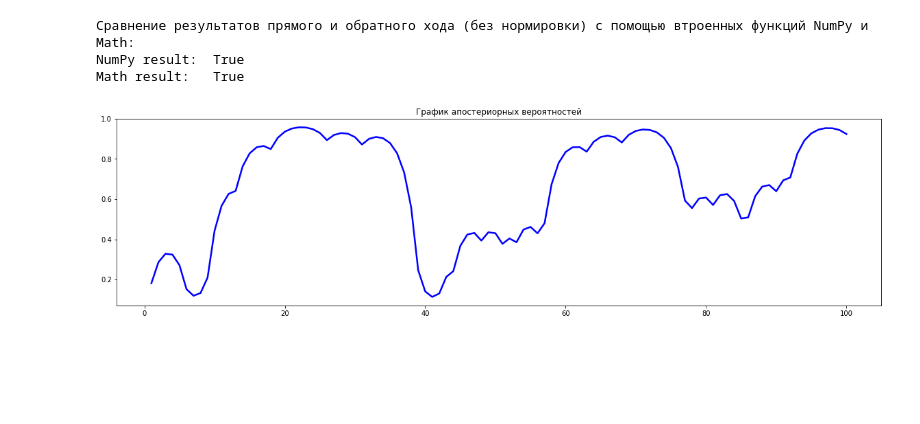
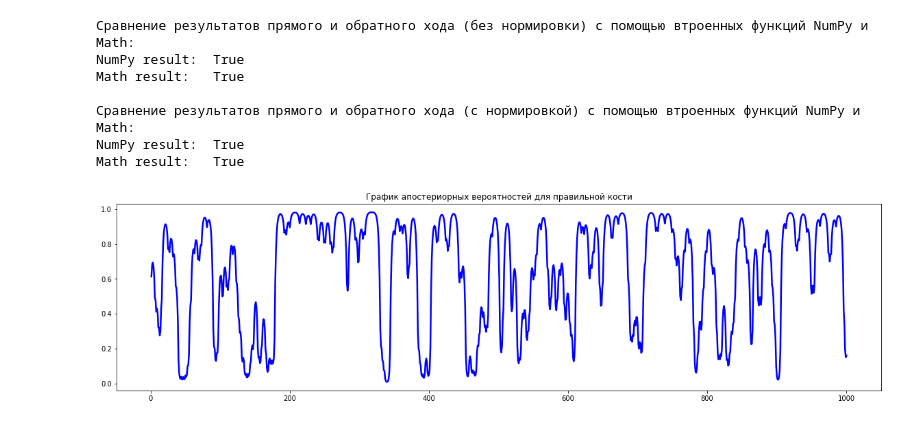
Before and after one commit to DanteDemonov/Projects, a Jupyter notebook: Dice.ipynb, the cells around one changed output. Cells and saved outputs as stored; diff of their text form; code cells hidden in the pictures; blank space fills up the shorter version.

```diff
--- a/Dice.ipynb
+++ b/Dice.ipynb
@@ -167,16 +168,16 @@ def Backward_with_norm(transition_matrix, emission_matrix, beginning_distributio
 # %%
 #Aposterior algorithm
 
-def Aposterior(fij, bij, fresult):
+def Aposterior(fij, bij, fresult, nf_vec, nb_vec):
     L = len(fij)
     result = np.zeros(L)
     for i in range(L):
-        result[i] = (fij[i] * bij[i]) / fresult
-    return result
+        result[i] = np.log(fij[i]) + sum(np.log(nf_vec[:i+1])) + np.log(bij[i]) + sum(np.log(nb_vec[i:])) - (np.log(fresult) + sum(np.log(nf_vec)))
+    return np.exp(result)
 # %%
 #Моделируем СММ и путь Витерби
 
-rolls, states = HMM(transition_matrix(), emission_matrix(), beginning_distribution_matrix(), 100)
+rolls, states = HMM(transition_matrix(), emission_matrix(), beginning_distribution_matrix(), 1000)
 viterbi_path = Viterbi(transition_matrix(), emission_matrix(), beginning_distribution_matrix(), rolls)
 # %%
 count = 0
@@ -204,23 +205,31 @@ bresult_1, bij_1 = Backward(transition_matrix(), emission_matrix(), beginning_di
 nf_vec, fresult, fij = Forward_with_norm(transition_matrix(), emission_matrix(), beginning_distribution_matrix(), rolls)
 nb_vec, bresult, bij = Backward_with_norm(transition_matrix(), emission_matrix(), beginning_distribution_matrix(), rolls)
 
-print('Сравнение результатов прямого и обратного хода (без нормировки) с помощью встроенных функций NumPy и Math:')
+print('Сравнение результатов прямого и обратного хода (без нормировки) с помощью втроенных функций NumPy и Math:')
 print('NumPy result: ', np.isclose(fresult_1, bresult_1))
 print('Math result:  ', math.isclose(fresult_1, bresult_1))
+
+print('\nСравнение результатов прямого и обратного хода (с нормировкой) с помощью втроенных функций NumPy и Math:')
+print('NumPy result: ',np.isclose(sum(np.log(nf_vec)) + np.log(fresult), sum(np.log(nb_vec)) + np.log(bresult)))
+print('Math result:  ',math.isclose(sum(np.log(nb_vec)) + np.log(bresult), sum(np.log(nf_vec)) + np.log(fresult)))
 # %% [output]
 Сравнение результатов прямого и обратного хода (без нормировки) с помощью втроенных функций NumPy и Math:
 NumPy result:  True
 Math result:   True
+
+Сравнение результатов прямого и обратного хода (с нормировкой) с помощью втроенных функций NumPy и Math:
+NumPy result:  True
+Math result:   True
 # %%
 #Апостериарные вероятности
 
-aposterior_result = Aposterior(fij_1[0], bij_1[0], fresult_1)
-x = np.linspace(1, 100, 100)
+aposterior_result = Aposterior(fij[0], bij[0], fresult, nf_vec, nb_vec)
+x = np.linspace(1, 1000, 1000)
 fig, ax = plt.subplots()
 ax.plot(x, aposterior_result, color="blue", lw = 2.5)
-ax.set_title('График апостериорных вероятностей')
+ax.set_title('График апостериорных вероятностей для правильной кости')
 fig = plt.gcf()
 fig.set_size_inches(20, 5)
 plt.show()
 # %% [output]
-[figure, old version]
+[figure, new version]
```
Also changed, not shown: parts of 3 cells of this notebook.
